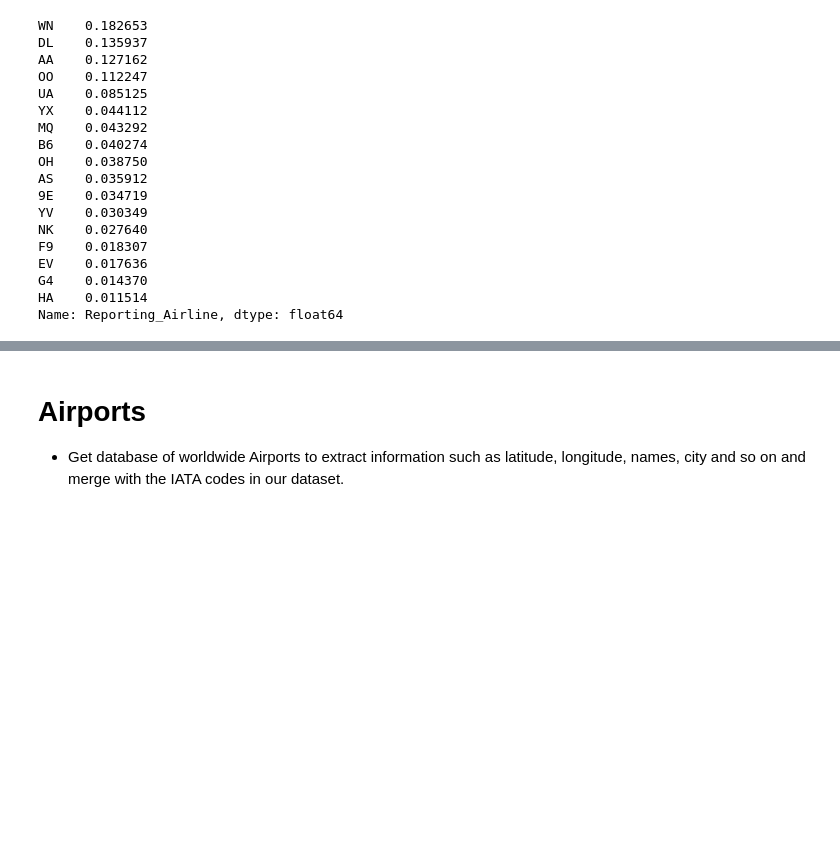
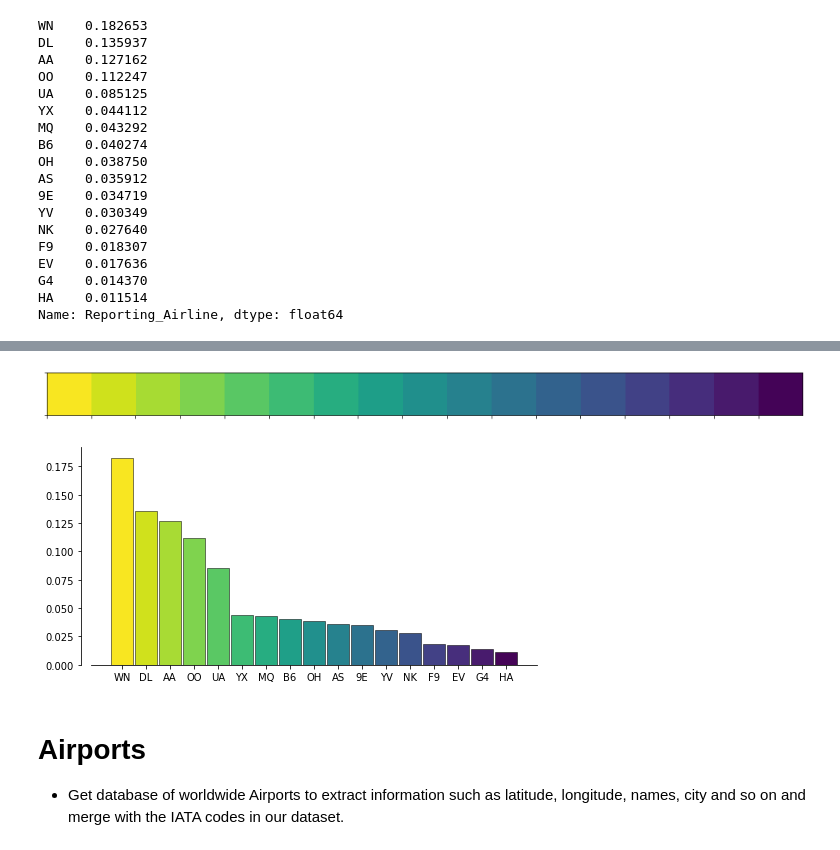
Before and after one commit to ricardozacarias/flight-delays, a Jupyter notebook: 2019-flights-eda.ipynb, the cells around one changed output, grey strips where cells are left out. Cells and saved outputs as stored; diff of their text form; code cells hidden in the pictures; blank space fills up the shorter version.

```diff
--- a/2019-flights-eda.ipynb
+++ b/2019-flights-eda.ipynb
@@ -185,3 +196,23 @@ plt.xticks(rotation=30)
+# %%
+airline_share = flights.Reporting_Airline.value_counts(normalize=True)
+
+labels = list(airline_share.index)
+values = list(airline_share.values)
+cmap = 'viridis_r'
+colors = get_colors(cmap, len(values))
+
+fig, ax = plt.subplots(figsize=(8,4))
+ax = default_plot(ax, ['left'])
+x = range(len(values))
+
+
+
+plt.xticks(x, labels)
+plt.bar(x, values, width=.9, color=colors, edgecolor='k', lw=.5)
+plt.show()
+# %% [output]
+[figure, added]
+[figure, added]
 # %% [markdown]
 # Airports
 - Get database of worldwide Airports to extract information such as latitude, longitude, names, city and so on and merge with the IATA codes in our dataset.
```
Also changed, not shown: parts of 3 cells of this notebook, 1 other file.
